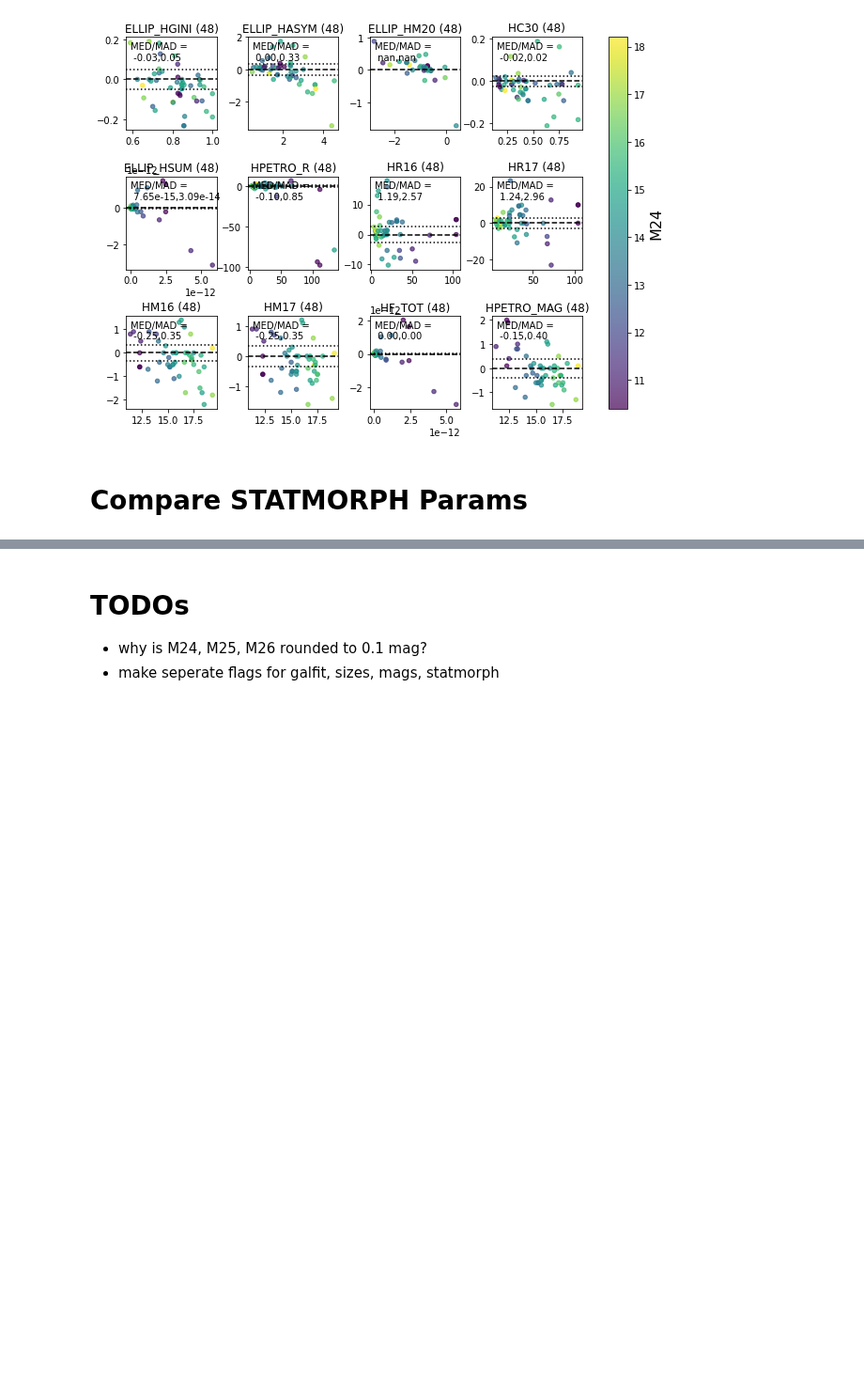
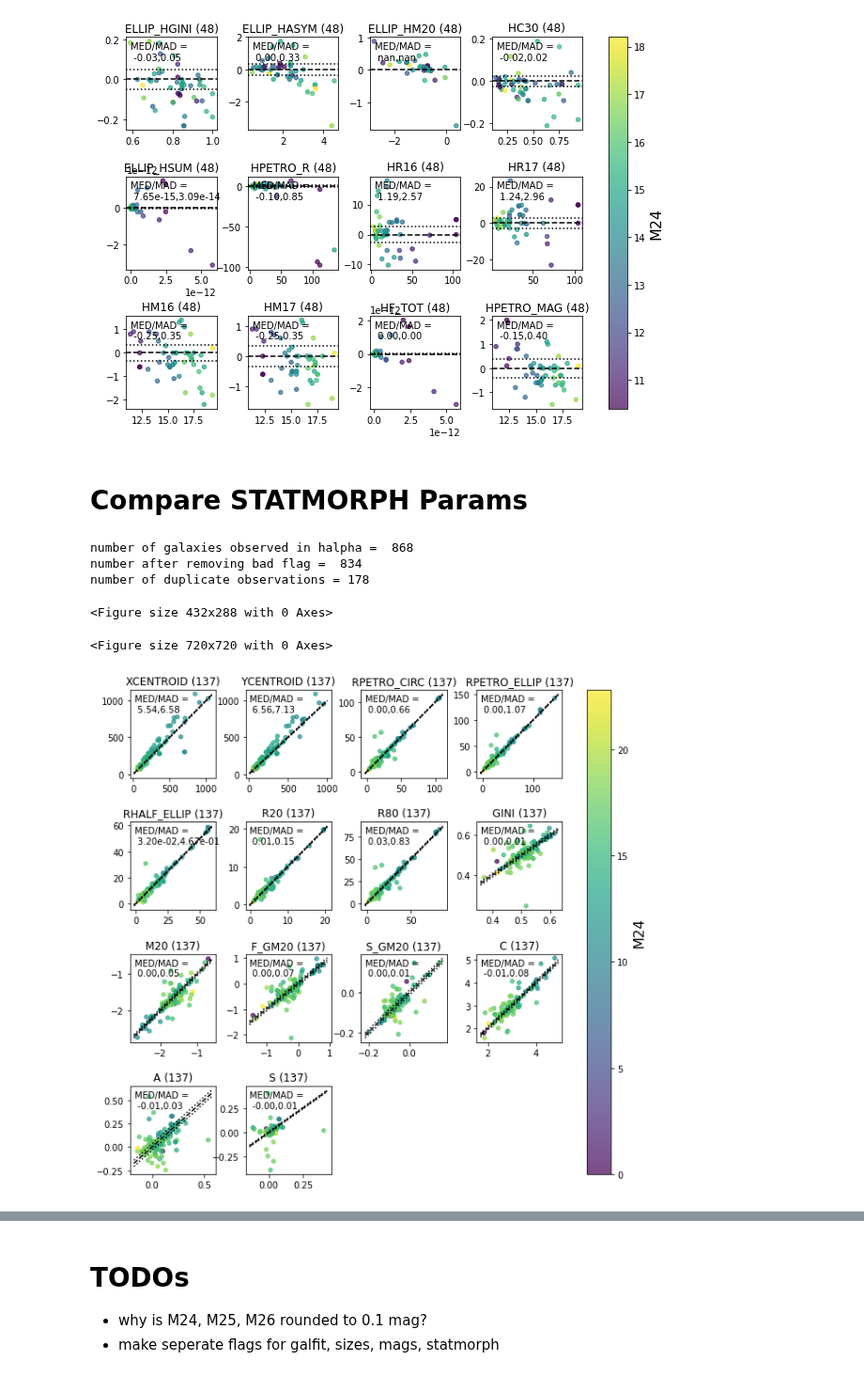
Before and after one commit to rfinn/havirgo, a Jupyter notebook: notebooks/duplicates.ipynb, the cells around one changed output, grey strips where cells are left out. Shown at 94% size. Saved outputs shown, nothing was run; the diff lists cells and outputs as text; code cells hidden in the pictures; blank space fills up the shorter version.

Commit message:
updating analysis for duplicates

```diff
--- a/notebooks/duplicates.ipynb
+++ b/notebooks/duplicates.ipynb
@@ -50,3 +50,13 @@ number of duplicate observations = 178
 [figure]
 # %% [markdown]
 # Compare STATMORPH Params
+# %%
+%run ~/github/havirgo/python/duplicates.py
+d.plot_rstatmorph()
+# %% [output]
+number of galaxies observed in halpha =  868
+number after removing bad flag =  834
+number of duplicate observations = 178
+<Figure size 432x288 with 0 Axes>
+<Figure size 720x720 with 0 Axes>
+[figure, added]
```
Also changed, not shown: parts of 1 cell of this notebook, 1 other file.
